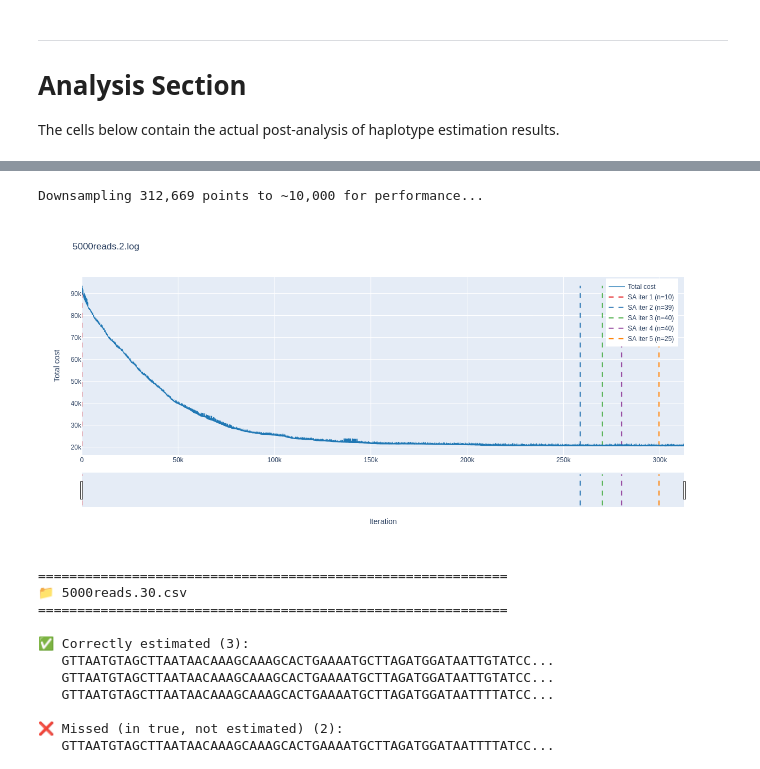
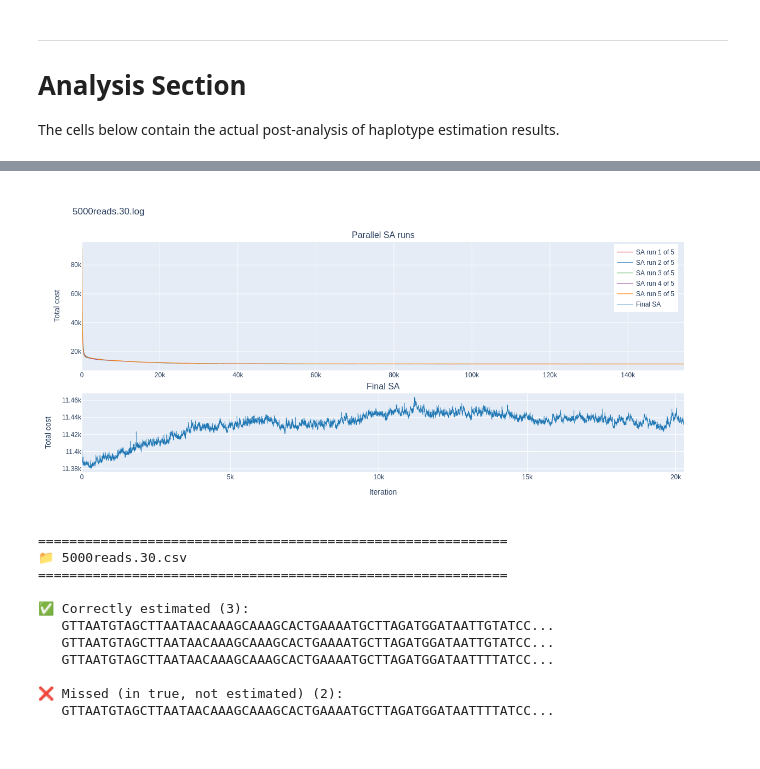
Before and after one commit to robinrheem/haplmate, a Jupyter notebook: analysis/haplotype_post_analysis.ipynb, the cells around one changed output, grey strips where cells are left out. Cells and saved outputs as stored; diff of their text form; code cells hidden in the pictures.

```diff
--- a/analysis/haplotype_post_analysis.ipynb
+++ b/analysis/haplotype_post_analysis.ipynb
@@ -223,24 +501,25 @@ def plot_optimization_progress(
 # %%
 # Example usage:
 # Returns an interactive Plotly figure - use mouse to:
 #   - Zoom: Click and drag to select a region, or use scroll wheel
 #   - Pan: Hold shift + drag, or use the pan tool in the toolbar
 #   - Reset: Double-click to reset view
 #   - Range slider: Use the slider at the bottom for quick navigation
 
 # Default: downsamples to 5000 points for smooth interaction
+# Total cost vs iteration from haplmate logs.
+# - Legacy logs (no sa_run / sa_final spans): one trace; dashed lines = "Running SA with N haplotypes" when unambiguous.
+# - New logs: parallel SA emits sa_run{run=k of=n}; merged final pass is sa_final — one trace per run; final SA on a second subplot by default (set combine_yaxis=True to overlay if scales match).
 # fig = plot_optimization_progress("5000reads.2.log")
 # fig.show()
 
-# For more detail (but may be slower): increase max_points
-fig = plot_optimization_progress("5000reads.2.log", max_points=10000)
+fig = plot_optimization_progress("5000reads.30.log", max_points=10000)
 fig.show()
 
 # To show all points (may crash on large files):
 # fig = plot_optimization_progress("5000reads.2.log", max_points=None)
 # %% [output]
-Downsampling 312,669 points to ~10,000 for performance...
-[figure, old version]
+[figure, new version]
 # %%
 import warnings
 import numpy as np
```
Also changed, not shown: parts of 2 cells of this notebook.
